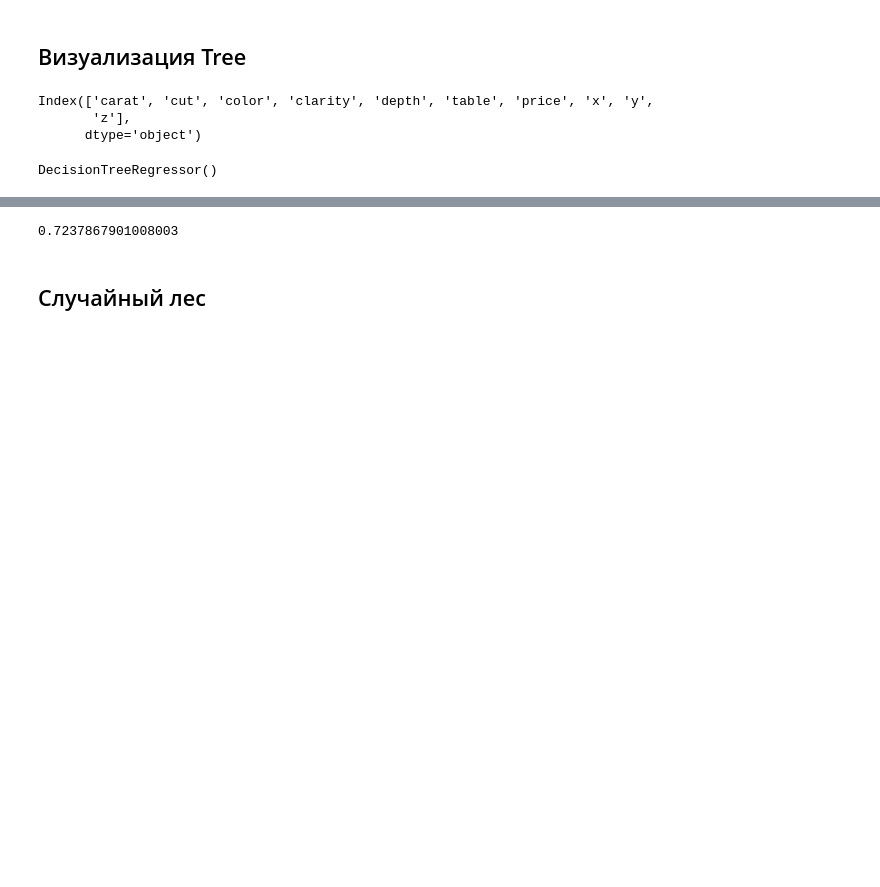
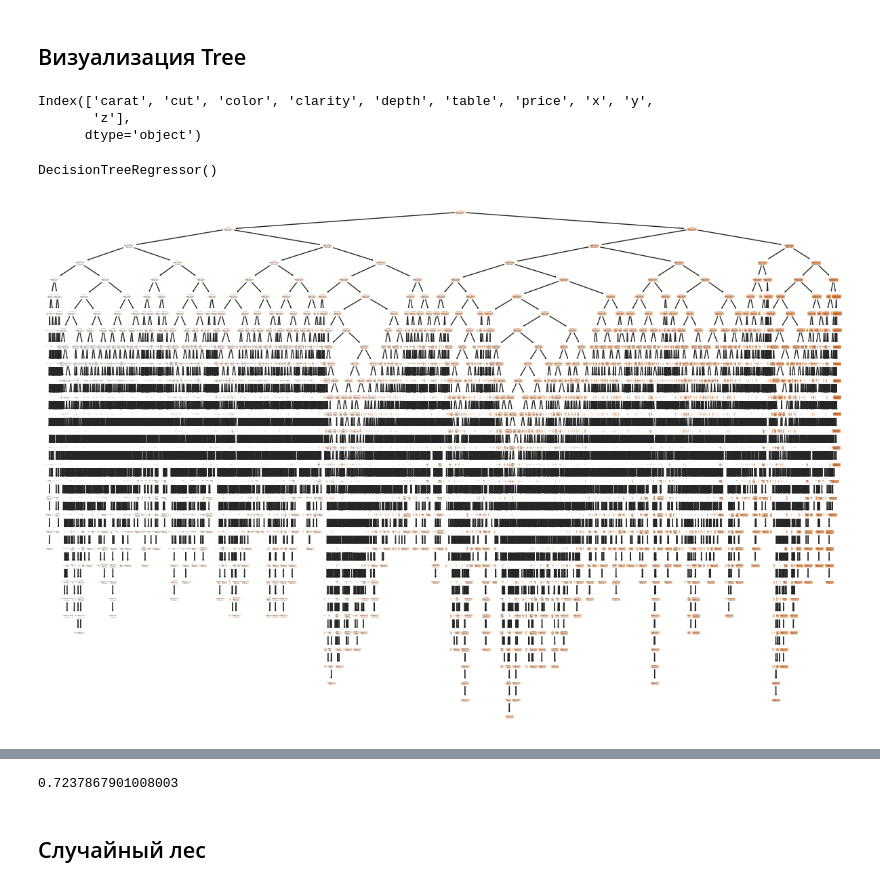
Before and after one commit to Otocolobus-manules/Mashine-Learning_3_semestr, a Jupyter notebook: Работа 5/Abramov_Lab_5.ipynb, the cells around one changed output, grey strips where cells are left out. Drawn from its saved outputs; the diff is of its cells as text; code cells hidden in the pictures; blank space fills up the shorter version.

```diff
--- a/Работа 5/Abramov_Lab_5.ipynb
+++ b/Работа 5/Abramov_Lab_5.ipynb
@@ -367,8 +368,10 @@ DecisionTreeRegressor()
 # %%
 carat_hat = dtree_reg.predict(X_reg_test)
 
 from sklearn import tree
 
-#fig = plt.figure(figsize=(15,10))
-#DT_plot = tree.plot_tree(dtree_reg, feature_names=X_reg_train.columns.tolist(), filled=True)
+fig = plt.figure(figsize=(15,10))
+DT_plot = tree.plot_tree(dtree_reg, feature_names=X_reg_train.columns.tolist(), filled=True)
+# %% [output]
+[figure, added]
 # %%
```
Also changed, not shown: parts of 25 cells of this notebook, 1 other file.
